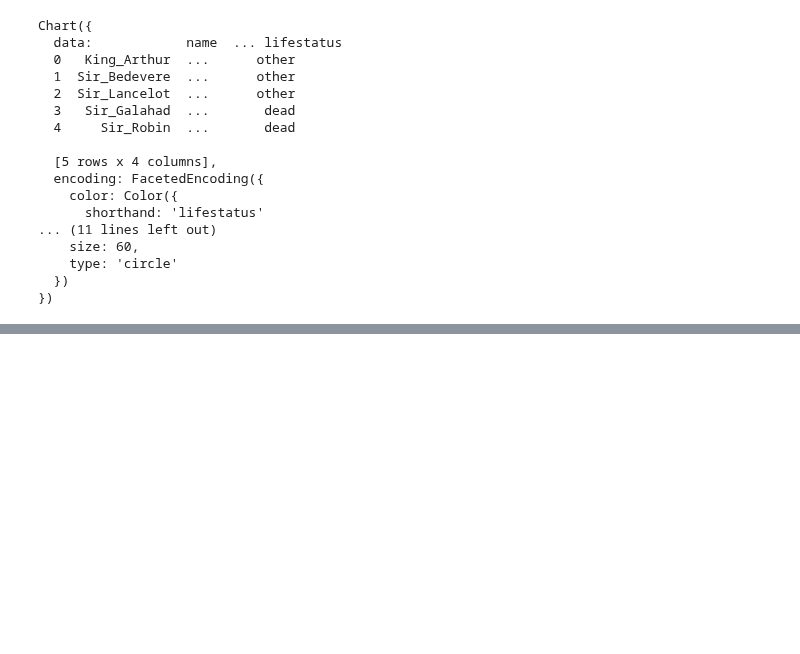
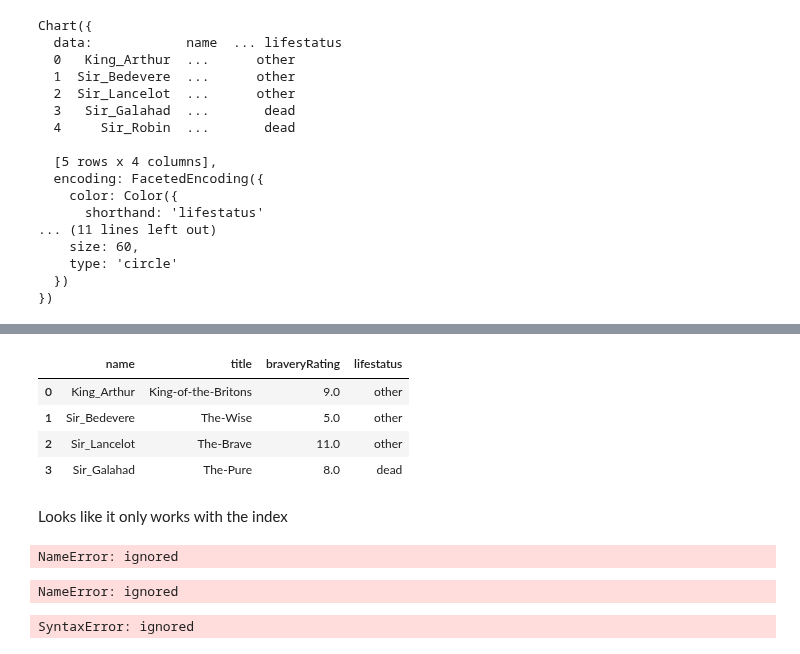
Before and after one commit to chawlaKat/Notebook-Noodlings, a Jupyter notebook: Get_Scattered.ipynb, the cells around one changed output, grey strips where cells are left out. Cells and saved outputs as stored; diff of their text form; code cells hidden in the pictures; blank space fills up the shorter version.

```diff
--- a/Get_Scattered.ipynb
+++ b/Get_Scattered.ipynb
@@ -134,0 +178,22 @@ Chart({
+# %%
+knightSource.iloc[:4]
+# %% [output]
+|  | name | title | braveryRating | lifestatus |
+| 0 | King_Arthur | King-of-the-Britons | 9.0 | other |
+| 1 | Sir_Bedevere | The-Wise | 5.0 | other |
+| 2 | Sir_Lancelot | The-Brave | 11.0 | other |
+| 3 | Sir_Galahad | The-Pure | 8.0 | dead |
+# %% [markdown]
+Looks like it only works with the index
+# %%
+knightSource.loc[King_Arthur]
+# %% [output]
+NameError: ignored
+# %%
+knightSource.loc[braveryRating]
+# %% [output]
+NameError: ignored
+# %%
+knightSource.loc[][braveryRating]
+# %% [output]
+SyntaxError: ignored
```
Also changed, not shown: parts of 9 cells of this notebook.
